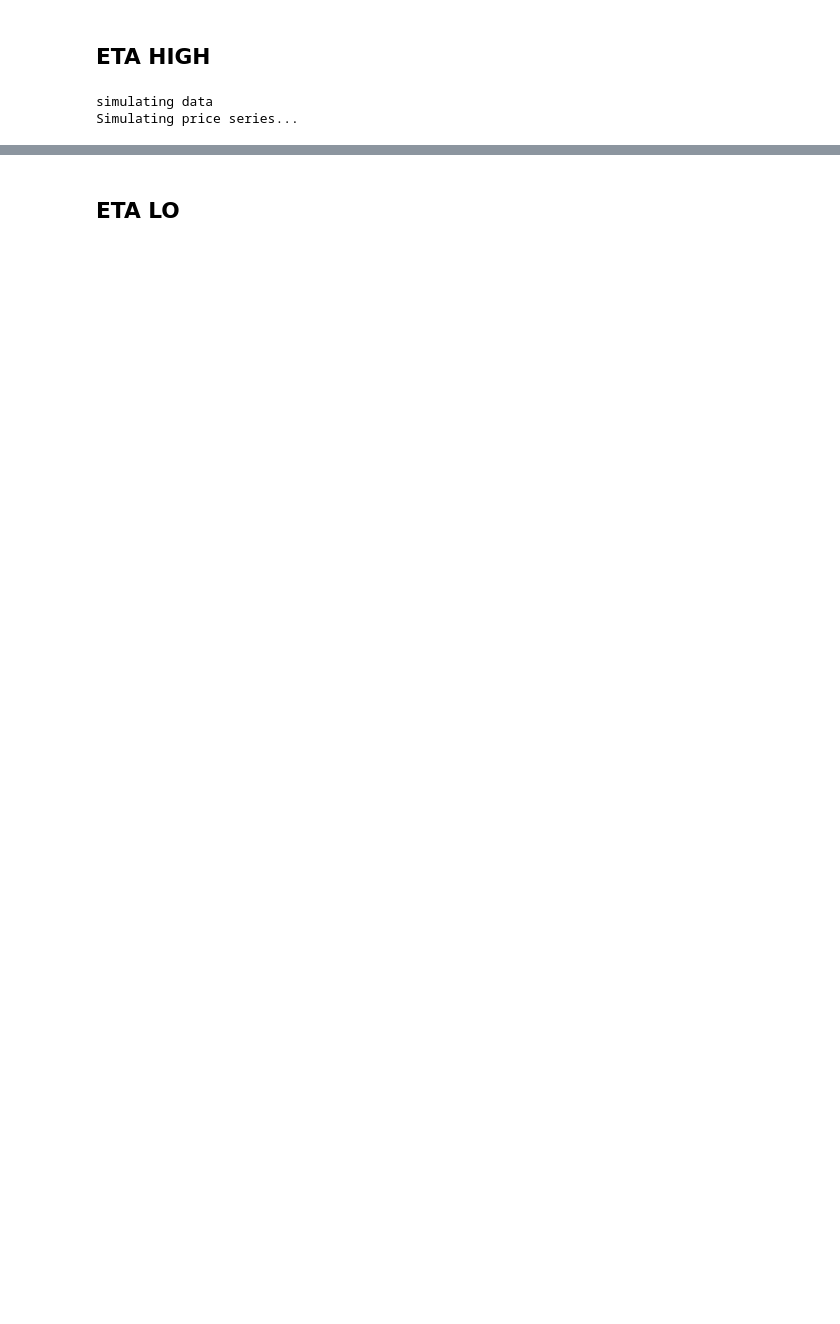
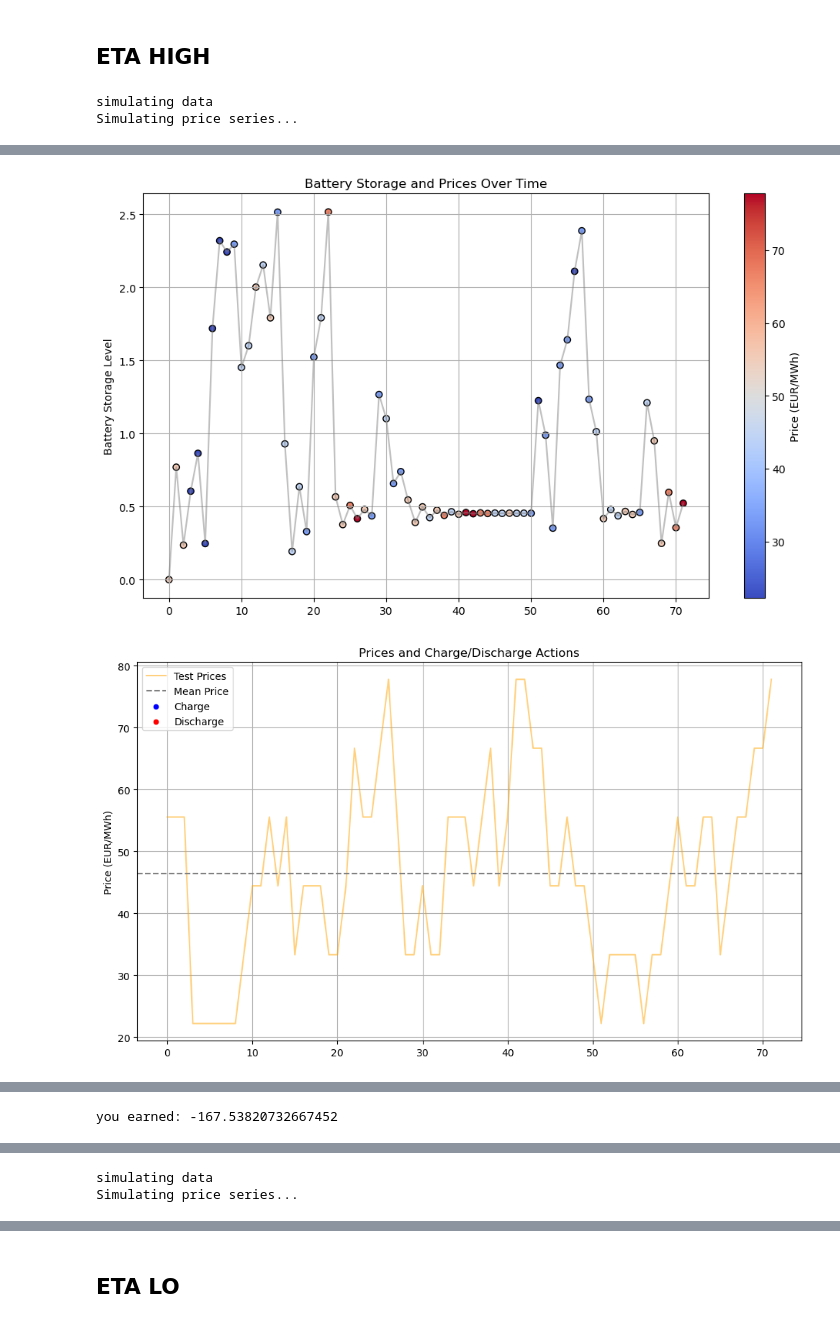
Before and after one commit to gqh814/battery, a Jupyter notebook: code/try_nk.ipynb, the cells around one changed output, grey strips where cells are left out. Cells and saved outputs as stored; diff of their text form; code cells hidden in the pictures; blank space fills up the shorter version.

```diff
--- a/code/try_nk.ipynb
+++ b/code/try_nk.ipynb
@@ -54,3 +80,6 @@ ValueError: operand has more dimensions than subscripts given in einstein sum, b
 # %%
-battery_storage_sim, profit_sim, action_sim = model.simulate(policy=P)
+battery_storage_sim, profit_sim, action_sim = model.simulate(policy=P_2)
 model.plot_results(battery_storage_sim, profit_sim, action_sim)
+# %% [output]
+[figure, added]
+[figure, added]
@@ -56,0 +87 @@ model.plot_results(battery_storage_sim, profit_sim, action_sim)
+you earned: -167.53820732667452
@@ -60,17 +94,18 @@ V, P = model.pfi_vec()
 #
 model = EnergyStorageModel(eta_charge=0.98,
                            eta_discharge=0.97,
-                           beta = 0.999994,
+                           beta = 0.999,
                            a_bar = 10,
-                           num_storage_levels=30,
-                           num_actions=50,
-                           num_price_levels=50,
-                           tolerance = 1e-7, # if tol is too small, overflow in nk function
+                           num_storage_levels=10,
+                           num_actions=11,
+                           num_price_levels=12,
+                           tolerance = 1e-4, # if tol is too small, overflow in nk function
                            max_iteration=10_000,
                            simulate_prices = True,
                            mean_reversion= 0.3,
                            p_variance = 100,
                            risk_averse=True,
                            risk_parameter=0.01)
-
-V_2, P_2 = model.vfi_vec(allow_NK=True)
+# %% [output]
+simulating data
+Simulating price series...
```
Also changed, not shown: parts of 16 cells of this notebook, 1 other file.
